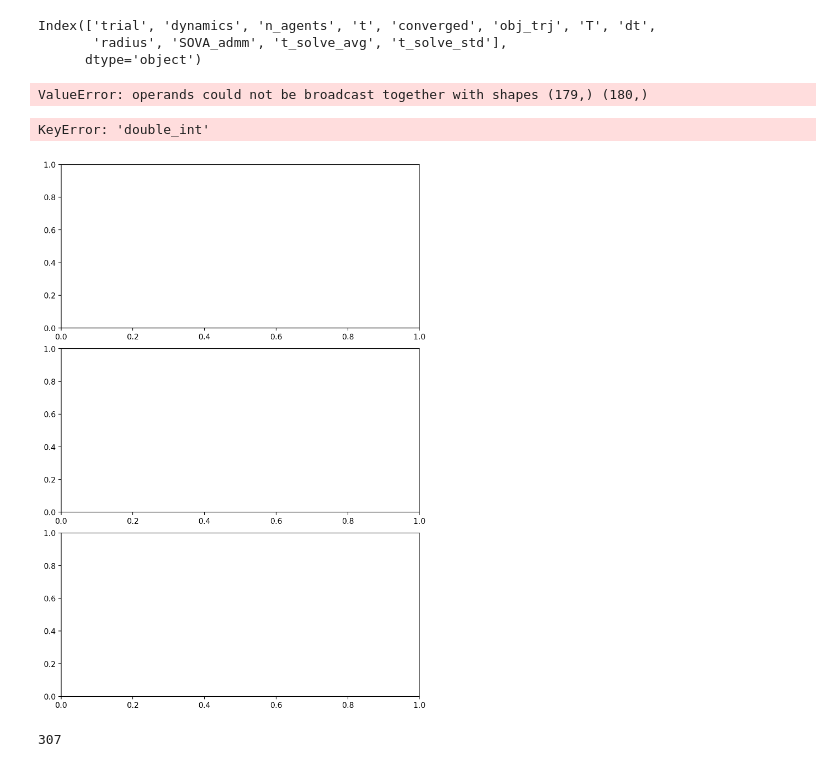
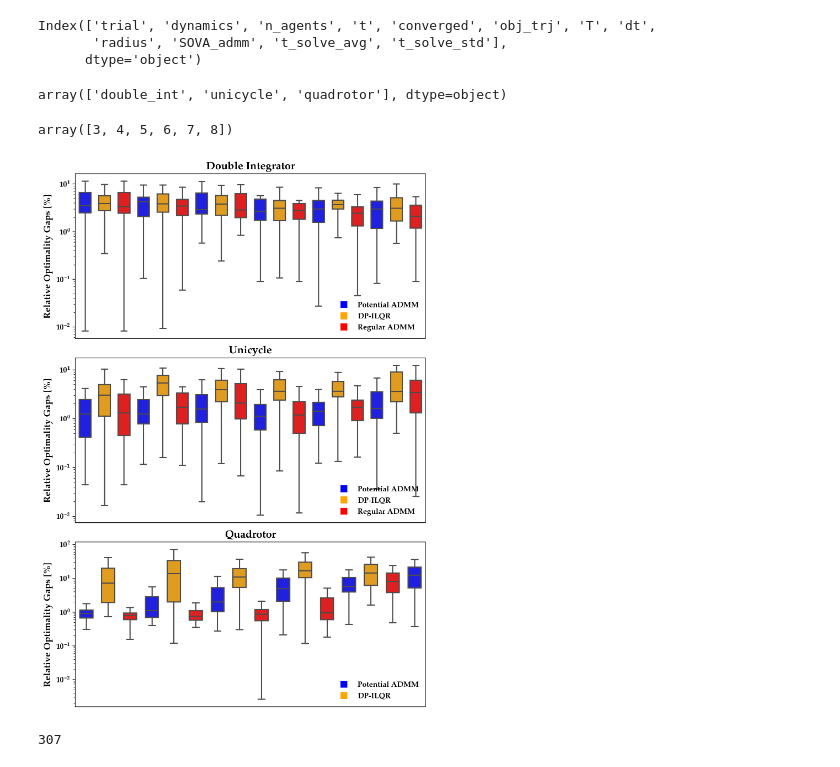
Before and after one commit to labicon/Potential-ADMM_code, a Jupyter notebook: distributed_ADMM/monte_carlo_analysis.ipynb, the cells around one changed output. Saved outputs shown, nothing was run; the diff lists cells and outputs as text; code cells hidden in the pictures.

```diff
--- a/distributed_ADMM/monte_carlo_analysis.ipynb
+++ b/distributed_ADMM/monte_carlo_analysis.ipynb
@@ -124,3 +124,7 @@ optimality_df.columns
 Index(['trial', 'dynamics', 'n_agents', 't', 'converged', 'obj_trj', 'T', 'dt',
        'radius', 'SOVA_admm', 't_solve_avg', 't_solve_std'],
       dtype='object')
+# %%
+optimality_df['dynamics'].unique()
+# %% [output]
+array(['double_int', 'unicycle', 'quadrotor'], dtype=object)
@@ -127,9 +135,13 @@ Index(['trial', 'dynamics', 'n_agents', 't', 'converged', 'obj_trj', 'T', 'dt',
+# %%
+double_int_df['n_agents'].unique()
+# %% [output]
+array([3, 4, 5, 6, 7, 8])
 # %%
 # Define the range of agent numbers
 agent_numbers = [3, 4, 5, 6, 7, 8]  # Add more agent numbers as needed
 
 # Define the dynamics models
-dynamics_models = ['double_int', 'unicycle', 'quadrotor']
+dynamics_models = ['double_int','unicycle','quadrotor']
 
 # Create a dictionary to store the results
 results = {}
@@ -137,18 +149,20 @@ results = {}
 # Loop through dynamics models
 for dynamics_model in dynamics_models:
     dynamics_results = {}  # Dictionary to store results for the current dynamics model
+    df_curr = optimality_df.loc[optimality_df['dynamics']==dynamics_model]
     # Loop through agent numbers
     for n_agents in agent_numbers:
-        if n_agents <= 6:
-            sova_admm_values = [True, 'DP-ILQR', False]
-        else:
+
+        sova_admm_values = [True, 'DP-ILQR', False]
+        if (n_agents > 6) and (dynamics_model == 'quadrotor'):
             sova_admm_values = [True, 'DP-ILQR']
         # Loop through SOVA_admm values
         for sova_admm_value in sova_admm_values:
+
             key = f'{dynamics_model}_{n_agents}_{sova_admm_value}'.replace(" ", "_").lower()
-            numerator = optimality_df[(optimality_df['n_agents'] == n_agents) & (optimality_df['SOVA_admm'] == sova_admm_value)]['obj_trj'].values - \
-                        optimality_df[(optimality_df['n_agents'] == n_agents) & (optimality_df['SOVA_admm'] == 'Centralized MPC')]['obj_trj'].values
-            denominator = optimality_df[(optimality_df['n_agents'] == n_agents) & (optimality_df['SOVA_admm'] == 'Centralized MPC')]['obj_trj'].values
+            numerator = df_curr[(df_curr['n_agents'] == n_agents) & (df_curr['SOVA_admm'] == sova_admm_value)]['obj_trj'].values - \
+                        df_curr[(df_curr['n_agents'] == n_agents) & (df_curr['SOVA_admm'] == 'Centralized MPC')]['obj_trj'].values
+            denominator = df_curr[(df_curr['n_agents'] == n_agents) & (df_curr['SOVA_admm'] == 'Centralized MPC')]['obj_trj'].values
             result = numerator / denominator * 100
             dynamics_results[key] = result
     # Store the results for the current dynamics model in the main results dictionary
@@ -157,11 +171,9 @@ for dynamics_model in dynamics_models:
 
 # Now, the results dictionary contains variables for different combinations of agent numbers, SOVA_admm values, and dynamics models
 # You can access them like this:
-for dynamics_model, dynamics_results in results.items():
-    for key, value in dynamics_results.items():
-        print(f'{dynamics_model}: {key}, {value}')
+# for dynamics_model, dynamics_results in results.items():
+#     for key, value in dynamics_results.items():
+#         print(f'{dynamics_model}: {key}, {value}')
-# %% [output]
-ValueError: operands could not be broadcast together with shapes (179,) (180,)
 # %%
 # Create subplots for each dynamics model in one row and multiple columns
 fig, axes = plt.subplots(len(dynamics_models), 1, figsize=(7, 10), dpi=200)
@@ -197,37 +209,40 @@ for i, dynamics_model in enumerate(dynamics_models):
     # Customize tick labels
     labels = axes[i].get_yticklabels()
     [label.set_fontname(font_family) for label in labels]
     [label.set_weight('bold') for label in labels]
 
     # Adjust box positions to group by clusters
     n_clusters = len(dynamics_results) // 3
     cluster_width = (box_width + cluster_spacing) * n_clusters
     box_positions = np.arange(0, cluster_width * len(dynamics_results), cluster_width)
 
     # Update box positions
     for patch, position in zip(axes[i].artists, box_positions):
         patch.set_x(position)
 
 axes[0].set_title('Double Integrator',fontname=font_family, fontsize=14, weight='bold')
 axes[1].set_title('Unicycle',fontname=font_family, fontsize=14, weight='bold')
 axes[2].set_title('Quadrotor',fontname=font_family, fontsize=14, weight='bold')
 
 
 # Add legends for the three dynamics models to each sub-figure
 for i, dynamics_model in enumerate(dynamics_models):
     # Create a list of labels for the legends
     legend_labels = ['Potential ADMM','DP-ILQR','Regular ADMM']
-    handles = [plt.Line2D([0], [0], marker='s', color='w', label=label, markerfacecolor=color, markersize=10)
+    handles1 = [plt.Line2D([0], [0], marker='s', color='w', label=label, markerfacecolor=color, markersize=10)
            for label, color in zip(legend_labels,colors )]
+    handles2 = [plt.Line2D([0], [0], marker='s', color='w', label=label, markerfacecolor=color, markersize=10)
+           for label, color in zip(legend_labels[:2],colors )]
     # Plot legends
-axes[0].legend(handles, legend_labels, loc='best', frameon=False, prop={'family': font_family, 'weight': 'bold'})
+axes[0].legend(handles1, legend_labels, loc='lower right', frameon=False, prop={'family': font_family, 'weight': 'bold'})
+axes[1].legend(handles1, legend_labels, loc='lower right', frameon=False, prop={'family': font_family, 'weight': 'bold'})
+axes[2].legend(handles2, legend_labels[:2], loc='lower right', frameon=False, prop={'family': font_family, 'weight': 'bold'})
 
 
 # Show the plot
 plt.show()
 # %% [output]
-KeyError: 'double_int'
-[figure, old version]
+[figure, new version]
 # %%
 ### Plotting the optimality gaps
 # %%
```
Also changed, not shown: parts of 3 cells of this notebook, 5 other files.
